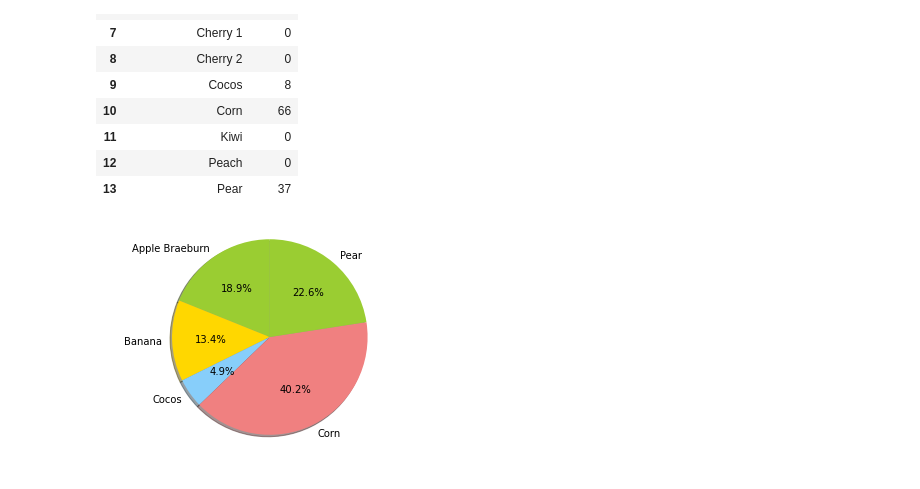
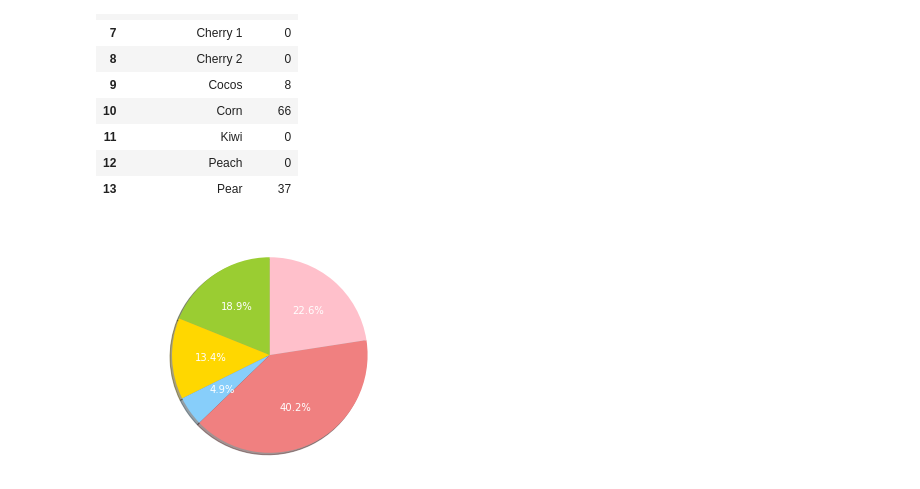
Before and after one commit to ZIRTR0X/AI-Fruit-Classification, a Jupyter notebook: banana.ipynb, the cells around one changed output. Saved outputs shown, nothing was run; the diff lists cells and outputs as text; code cells hidden in the pictures.

Commit message:
Ajout de stats, clear du code, ajout de commentaire ...
- Ajout de diagramme
- Clear du code
- Ajout de commentaire

```diff
--- a/banana.ipynb
+++ b/banana.ipynb
@@ -96,6 +96,6 @@ from sklearn.model_selection import GridSearchCV
 # clf = GridSearchCV(svc, param_grid, verbose=3)
 # clf.fit(X_train, y_train)
 
-clf = svm.SVC(C=1, kernel='linear')
+clf = svm.SVC(C=1, kernel='linear', gamma=0.01)
 clf.fit(X_train, y_train)
 # %% [output]
@@ -192,19 +193,22 @@ Accuracy :  0.9298845660538692
 | 12 | Peach | 0 |
 | 13 | Pear | 37 |
 # %%
+# ---------------------------- Graphique camembert pourcentage d'erreur par label -------------
 labels = []
 sizes = []
 for i in range(len(dfErr)):
         if dfErr['erreur'][i] > 0: # Si il n'y a aucune erreur pour ce label alors on le skipe
                 labels.append(dfErr['label'][i])
                 sizes.append(dfErr['erreur'][i])
 
-colors = ['yellowgreen', 'gold', 'lightskyblue', 'lightcoral']
+colors = ['yellowgreen', 'gold', 'lightskyblue', 'lightcoral', 'pink']
 
-plt.pie(sizes, labels=labels, colors=colors,
-        autopct='%1.1f%%', shadow=True, startangle=90)
+diagramme = plt.pie(sizes, labels=labels, colors=colors,
+        autopct='%1.1f%%', shadow=True, startangle=90, textprops={'color':"w"})
 
+title = plt.title("Erreur par label (en couleur)")
+plt.setp(title, fontsize='15', color='white')
 plt.axis('equal')
 plt.show()
 # %% [output]
-[figure, old version]
+[figure, new version]
```
Also changed, not shown: parts of 5 cells of this notebook, 9 other files.
